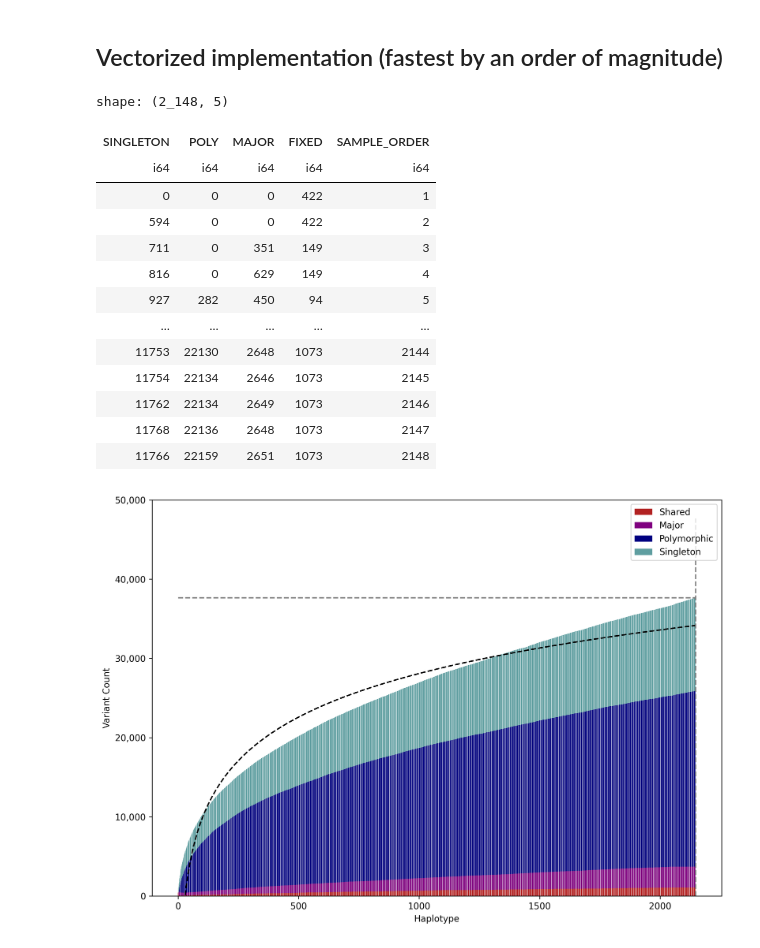
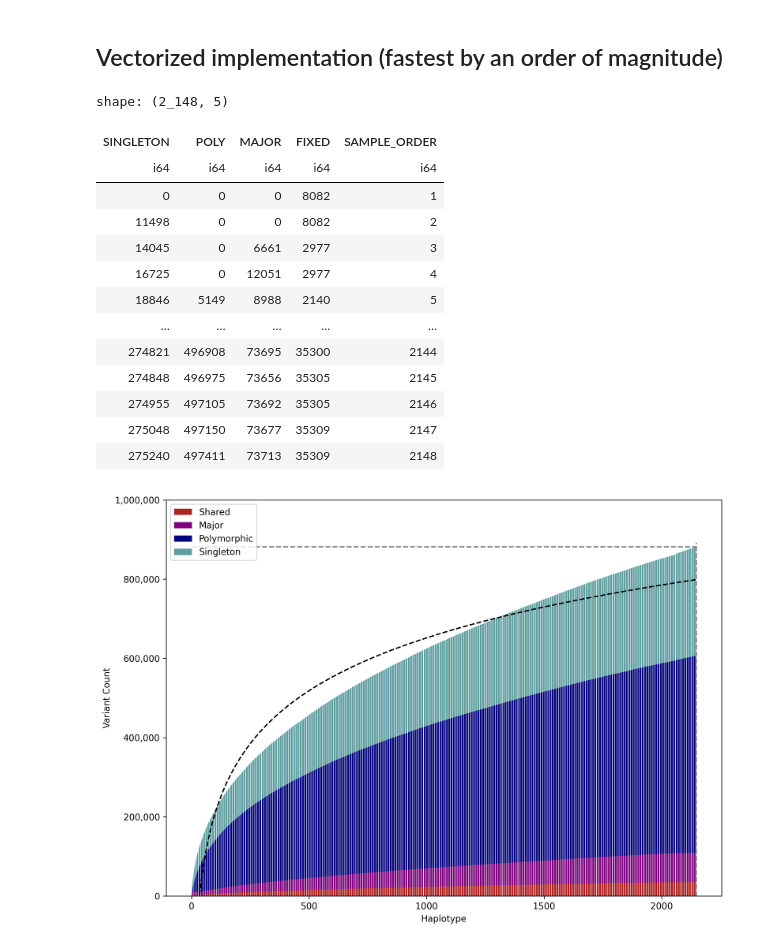
Before and after one commit to EichlerLab/audano_curve, a Jupyter notebook: curve.ipynb, the cells around one changed output. Drawn from its saved outputs; the diff is of its cells as text; code cells hidden in the pictures.

Commit message:
Added latest plot to notebook

```diff
--- a/curve.ipynb
+++ b/curve.ipynb
@@ -329,3 +333,13 @@ sample_order="datasets/subset/samples_all.tsv"
+# %%
+sample_file="datasets/full/samples_all.txt"
+out_bed="datasets/full/chm13bed_out.bed"
+out_tsv="datasets/full/chm13bed_out.tsv"
+out_hap="datasets/full/chm13bed_out.hap"
+callable_files="datasets/full/callable_t2t/"
+out_gts="datasets/full/chm13bed_out.gts"
+reference_index="datasets/full/T2T-CHM13v2.fasta.fai"
+out_counts="datasets/full/chm13bed_out.counts"
+sample_order="datasets/full/samples_all.tsv"
 # %%
 #collapse_data_table(args.vcf, args.samplefile, args.bed, args.tsv, args.haps)
 #complete_collapse_gt(args.tsv, args.haps, args.samplefile, args.dir, args.gt, args.fai)
@@ -652,20 +666,20 @@ out_df
 shape: (2_148, 5)
 | SINGLETON | POLY | MAJOR | FIXED | SAMPLE_ORDER |
 | i64 | i64 | i64 | i64 | i64 |
-| 0 | 0 | 0 | 422 | 1 |
-| 594 | 0 | 0 | 422 | 2 |
-| 711 | 0 | 351 | 149 | 3 |
-| 816 | 0 | 629 | 149 | 4 |
-| 927 | 282 | 450 | 94 | 5 |
+| 0 | 0 | 0 | 8082 | 1 |
+| 11498 | 0 | 0 | 8082 | 2 |
+| 14045 | 0 | 6661 | 2977 | 3 |
+| 16725 | 0 | 12051 | 2977 | 4 |
+| 18846 | 5149 | 8988 | 2140 | 5 |
 | … | … | … | … | … |
-| 11753 | 22130 | 2648 | 1073 | 2144 |
-| 11754 | 22134 | 2646 | 1073 | 2145 |
-| 11762 | 22134 | 2649 | 1073 | 2146 |
-| 11768 | 22136 | 2648 | 1073 | 2147 |
-| 11766 | 22159 | 2651 | 1073 | 2148 |
+| 274821 | 496908 | 73695 | 35300 | 2144 |
+| 274848 | 496975 | 73656 | 35305 | 2145 |
+| 274955 | 497105 | 73692 | 35305 | 2146 |
+| 275048 | 497150 | 73677 | 35309 | 2147 |
+| 275240 | 497411 | 73713 | 35309 | 2148 |
 # %%
 out_df.write_csv(count_tbl, separator='\t')
 # %%
-create_plot(my_samples, out_counts, 'test.png', 50000)
+create_plot(my_samples, out_counts, 'test.png', 1000000)
 # %% [output]
-[figure, old version]
+[figure, new version]
```
Also changed, not shown: parts of 3 cells of this notebook.
